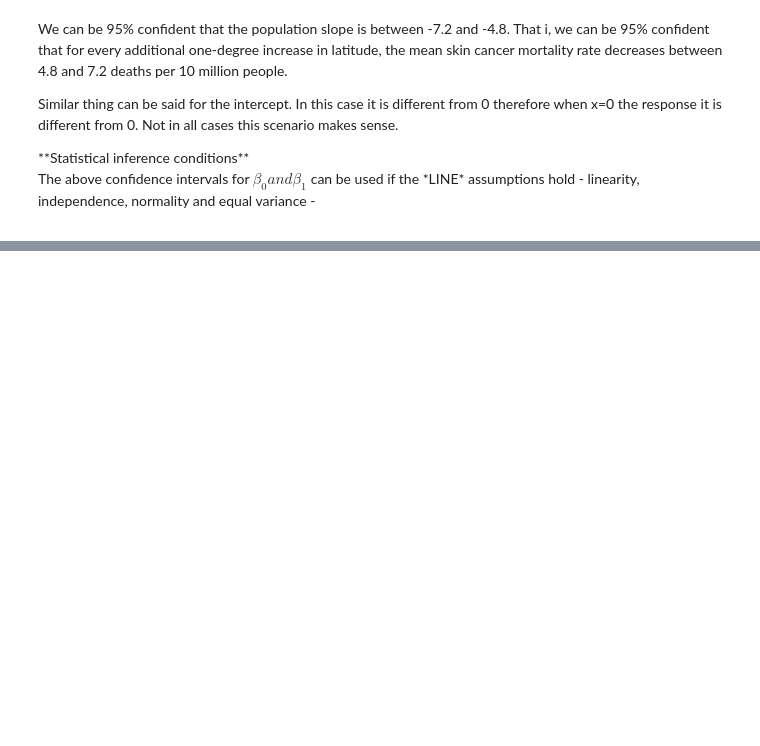
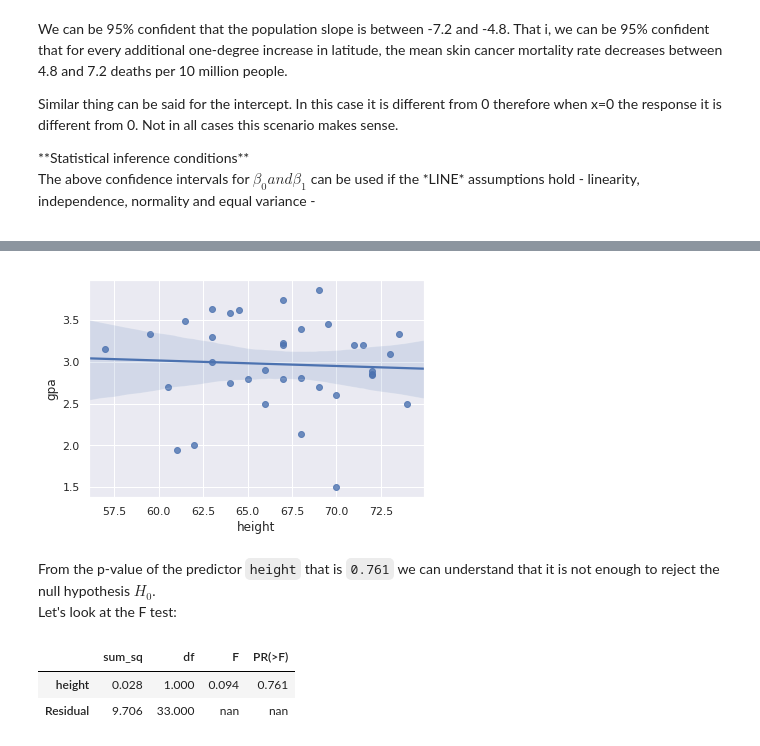
Before and after one commit to ellenne/Regression, a Jupyter notebook: 10. WIP/Regression_Lesson02.ipynb, the cells around one changed output, grey strips where cells are left out. Drawn from its saved outputs; the diff is of its cells as text; code cells hidden in the pictures; blank space fills up the shorter version.

```diff
--- a/10. WIP/Regression_Lesson02.ipynb
+++ b/10. WIP/Regression_Lesson02.ipynb
@@ -89,0 +184,4 @@ fitted.conf_int(0.05)   # 95% confidence interval
+# %%
+heigtgpa_url = 'https://raw.githubusercontent.com/ellenne/Regression/master/05.%20In/dataheight.csv'
+my_data_3 = pd.read_csv(heigtgpa_url)
+my_data_3.head()
@@ -89,0 +217,15 @@ fitted.conf_int(0.05)   # 95% confidence interval
+# %%
+ax = sns.regplot(x='height', y='gpa', data=my_data_3)
+plt.show()
+# %% [output]
+[figure, added]
+# %% [markdown]
+From the p-value of the predictor `height` that is `0.761` we can understand that it is not enough to reject the null hypothesis $H_0$.<br/>
+Let's look at the F test:
+# %%
+aov_table_3 = sm.stats.anova_lm(fitted_3, typ=2)
+aov_table_3
+# %% [output]
+|  | sum_sq | df | F | PR(>F) |
+| height | 0.028 | 1.000 | 0.094 | 0.761 |
+| Residual | 9.706 | 33.000 | nan | nan |
```
Also changed, not shown: parts of 24 cells of this notebook.
